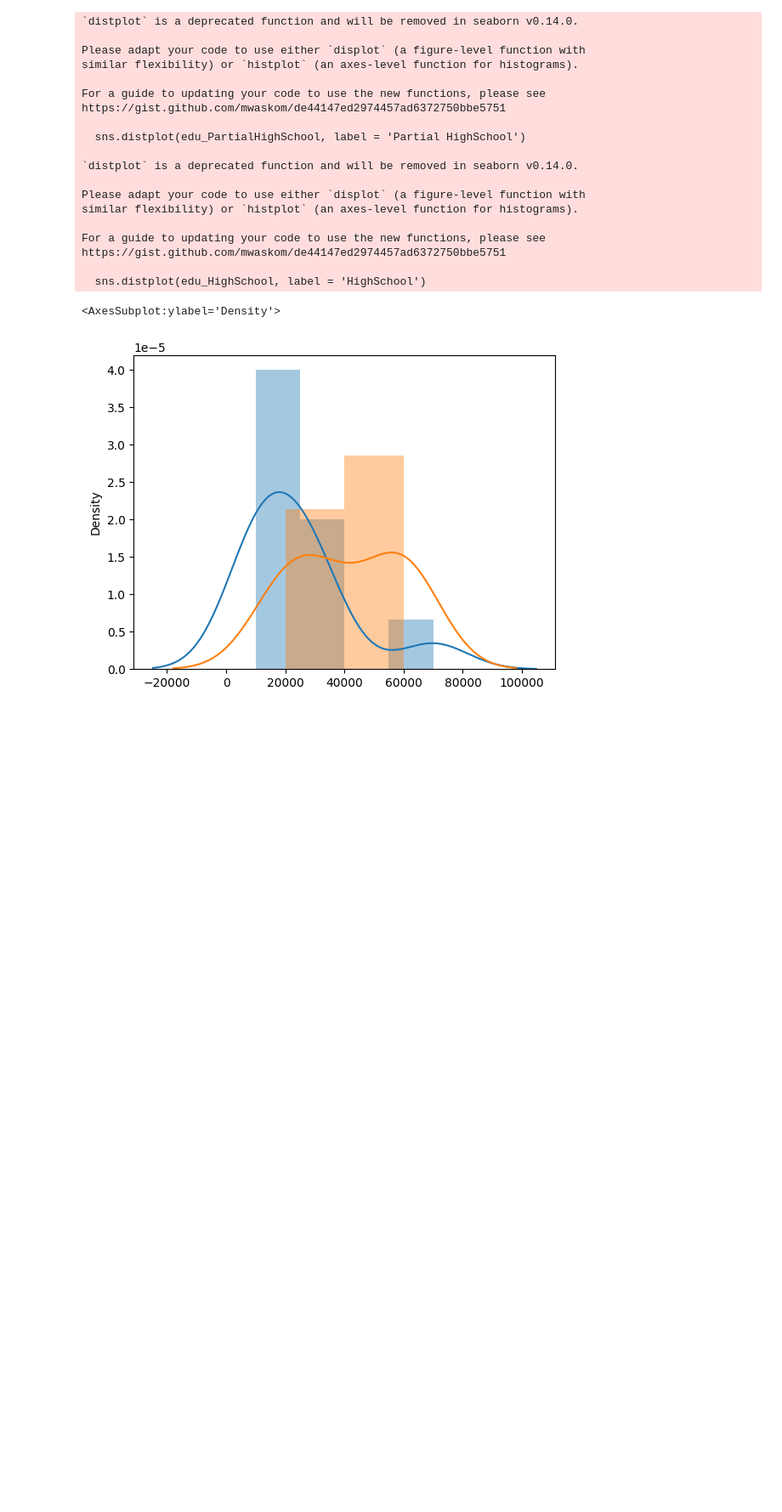
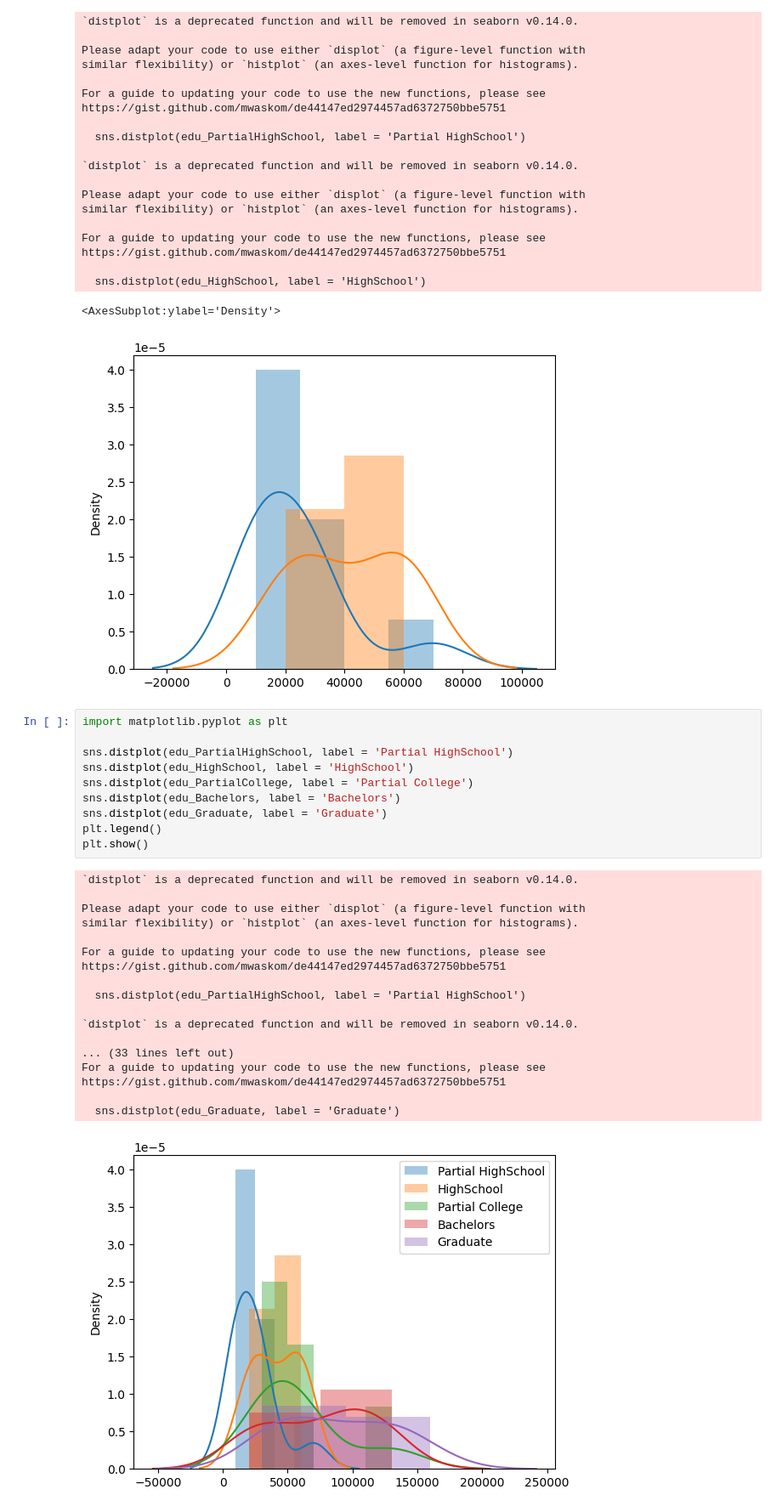
Before and after one commit to ron-ligsay/EDA, a Jupyter notebook: src/Learn EDA/Ttest oneway ANOVA categorical features.ipynb, the cells around one changed output. Shown: that part at 85% size. Cells and saved outputs as stored; diff of their text form; blank space fills up the shorter version.

Commit message:
displot all

```diff
--- a/src/Learn EDA/Ttest oneway ANOVA categorical features.ipynb
+++ b/src/Learn EDA/Ttest oneway ANOVA categorical features.ipynb
@@ -54,3 +54,32 @@ https://gist.github.com/mwaskom/de44147ed2974457ad6372750bbe5751
   sns.distplot(edu_HighSchool, label = 'HighSchool')
 <AxesSubplot:ylabel='Density'>
 [figure]
+# %%
+import matplotlib.pyplot as plt
+
+sns.distplot(edu_PartialHighSchool, label = 'Partial HighSchool')
+sns.distplot(edu_HighSchool, label = 'HighSchool')
+sns.distplot(edu_PartialCollege, label = 'Partial College')
+sns.distplot(edu_Bachelors, label = 'Bachelors')
+sns.distplot(edu_Graduate, label = 'Graduate')
+plt.legend()
+plt.show()
+# %% [output]
+`distplot` is a deprecated function and will be removed in seaborn v0.14.0.
+
+Please adapt your code to use either `displot` (a figure-level function with
+similar flexibility) or `histplot` (an axes-level function for histograms).
+
+For a guide to updating your code to use the new functions, please see
+https://gist.github.com/mwaskom/de44147ed2974457ad6372750bbe5751
+
+  sns.distplot(edu_PartialHighSchool, label = 'Partial HighSchool')
+
+`distplot` is a deprecated function and will be removed in seaborn v0.14.0.
+
+... (33 lines left out)
+For a guide to updating your code to use the new functions, please see
+https://gist.github.com/mwaskom/de44147ed2974457ad6372750bbe5751
+
+  sns.distplot(edu_Graduate, label = 'Graduate')
+[figure, added]
```
